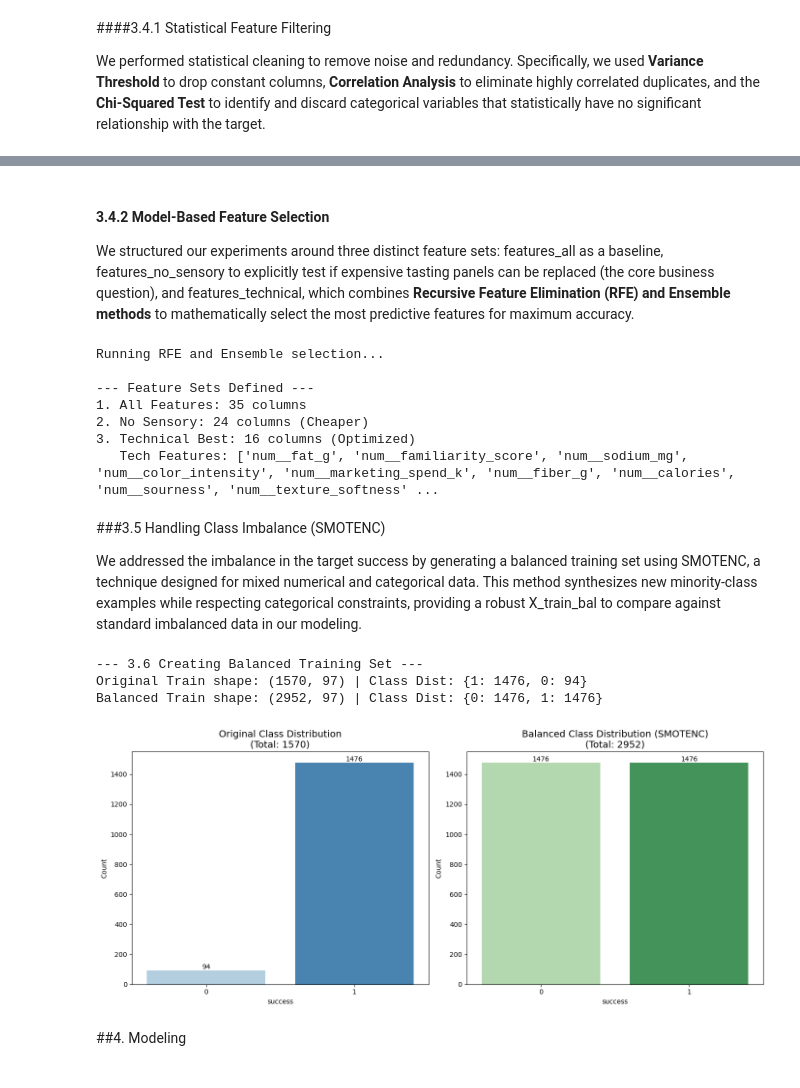
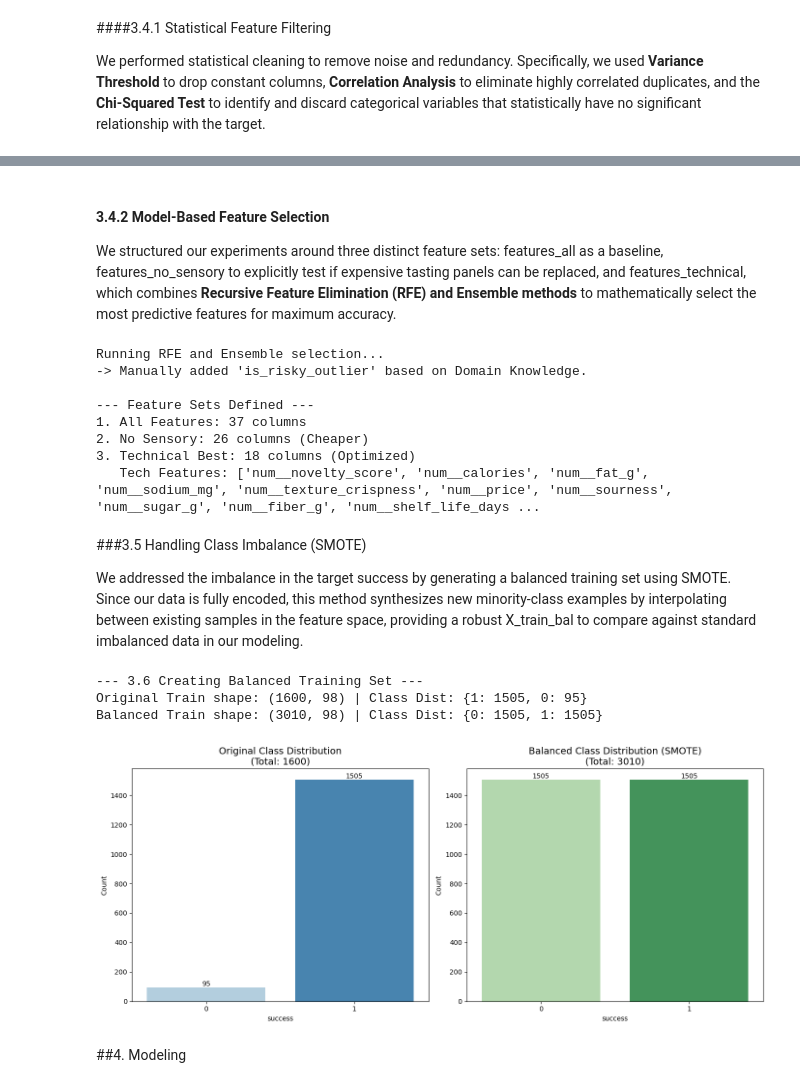
Before and after one commit to freitas-oa/Computer-Vision, a Jupyter notebook: Food_acceptance_project.ipynb, the cells around one changed output, grey strips where cells are left out. Drawn from its saved outputs; the diff is of its cells as text; code cells hidden in the pictures.

```diff
--- a/Food_acceptance_project.ipynb
+++ b/Food_acceptance_project.ipynb
@@ -714,7 +782,7 @@ Final Clean Feature Count: 35
 # %% [markdown]
 #### 3.4.2 Model-Based Feature Selection
 
-We structured our experiments around three distinct feature sets: features_all as a baseline, features_no_sensory to explicitly test if expensive tasting panels can be replaced (the core business question), and features_technical, which combines **Recursive Feature Elimination (RFE) and Ensemble methods** to mathematically select the most predictive features for maximum accuracy.
+We structured our experiments around three distinct feature sets: features_all as a baseline, features_no_sensory to explicitly test if expensive tasting panels can be replaced, and features_technical, which combines **Recursive Feature Elimination (RFE) and Ensemble methods** to mathematically select the most predictive features for maximum accuracy.
 # %%
 from sklearn.feature_selection import RFE
 from sklearn.ensemble import RandomForestClassifier
@@ -742,18 +810,29 @@ features_no_sensory = [c for c in features_clean if not any(s in c for s in sens
 print("Running RFE and Ensemble selection...")
 
 # 3.1 Wrapper Method (RFE)
-rfe = RFE(estimator=RandomForestClassifier(n_estimators=50, random_state=42), n_features_to_select=15)
+# KEY CHANGE: class_weight='balanced' forces RFE to value features that help the minority class
+rfe_estimator = RandomForestClassifier(n_estimators=100, class_weight='balanced', random_state=42)
+rfe = RFE(estimator=rfe_estimator, n_features_to_select=15)
 rfe.fit(X_train_df[features_clean], y_train_class)
+
 selected_rfe = X_train_df[features_clean].columns[rfe.support_].tolist()
 
 # 3.2 Ensemble Method (Feature Importance)
-rf = RandomForestClassifier(n_estimators=100, random_state=42)
+# KEY CHANGE: class_weight='balanced' ensures importance is not just driven by the majority
+rf = RandomForestClassifier(n_estimators=100, class_weight='balanced', random_state=42)
 rf.fit(X_train_df[features_clean], y_train_class)
+
 importances = pd.Series(rf.feature_importances_, index=features_clean)
 selected_ensemble = importances.sort_values(ascending=False).head(15).index.tolist()
 
-# Combine them (Union of top features from both methods)
+# Combine them (Union)
 features_technical = list(set(selected_rfe + selected_ensemble))
+
+# FORCE 'is_risky_outlier' into the list if it wasn't picked
+# We rely on Domain Knowledge here: we proved this feature matters for the minority class
+if 'is_risky_outlier' not in features_technical:
+    features_technical.append('is_risky_outlier')
+    print("-> Manually added 'is_risky_outlier' based on Domain Knowledge.")
 
 print("\n--- Feature Sets Defined ---")
 print(f"1. All Features: {len(features_all)} columns")
@@ -762,32 +841,30 @@ print(f"3. Technical Best: {len(features_technical)} columns (Optimized)")
 print(f"   Tech Features: {features_technical}")
 # %% [output]
 Running RFE and Ensemble selection...
+-> Manually added 'is_risky_outlier' based on Domain Knowledge.
 
 --- Feature Sets Defined ---
-1. All Features: 35 columns
-2. No Sensory: 24 columns (Cheaper)
-3. Technical Best: 16 columns (Optimized)
-   Tech Features: ['num__fat_g', 'num__familiarity_score', 'num__sodium_mg', 'num__color_intensity', 'num__marketing_spend_k', 'num__fiber_g', 'num__calories', 'num__sourness', 'num__texture_softness' ...
+1. All Features: 37 columns
+2. No Sensory: 26 columns (Cheaper)
+3. Technical Best: 18 columns (Optimized)
+   Tech Features: ['num__novelty_score', 'num__calories', 'num__fat_g', 'num__sodium_mg', 'num__texture_crispness', 'num__price', 'num__sourness', 'num__sugar_g', 'num__fiber_g', 'num__shelf_life_days ...
 # %% [markdown]
-###3.5 Handling Class Imbalance (SMOTENC)
+###3.5 Handling Class Imbalance (SMOTE)
 
-We addressed the imbalance in the target success by generating a balanced training set using SMOTENC, a technique designed for mixed numerical and categorical data. This method synthesizes new minority-class examples while respecting categorical constraints, providing a robust X_train_bal to compare against standard imbalanced data in our modeling.
+We addressed the imbalance in the target success by generating a balanced training set using SMOTE. Since our data is fully encoded, this method synthesizes new minority-class examples by interpolating between existing samples in the feature space, providing a robust X_train_bal to compare against standard imbalanced data in our modeling.
 # %%
 import matplotlib.pyplot as plt
 import seaborn as sns
-from imblearn.over_sampling import SMOTENC
+from imblearn.over_sampling import SMOTE
 
 print("--- 3.6 Creating Balanced Training Set ---")
 
-# 1. Identify Categorical/Binary Columns
-# Since we One-Hot Encoded, these are columns with only 2 unique values (0 and 1)
-cat_indices = [i for i, col in enumerate(X_train_df.columns) if X_train_df[col].nunique() <= 2]
+# 1. Apply SMOTE to Create a BALANCED Version of Train
+# Note: Since data is already encoded, we use standard SMOTE.
+# We ONLY resample the Training data. Validation and Test must remain real.
+smote = SMOTE(random_state=42, sampling_strategy='auto')
 
-# 2. Apply SMOTENC to Create a BALANCED Version of Train
-# Note: We ONLY resample the Training data. Validation and Test must remain real.
-smote_nc = SMOTENC(categorical_features=cat_indices, random_state=42, sampling_strategy='auto')
-
-X_train_bal, y_train_bal = smote_nc.fit_resample(X_train_df, y_train_class)
+X_train_bal, y_train_bal = smote.fit_resample(X_train_df, y_train_class)
 
 # --- Print Statistics ---
 print(f"Original Train shape: {X_train_df.shape} | Class Dist: {y_train_class.value_counts().to_dict()}")
@@ -795,37 +872,37 @@ print(f"Balanced Train shape: {X_train_bal.shape} | Class Dist: {y_train_bal.val
 
 # --- 3. VISUALIZATION SECTION ---
 def plot_resampling_results(y_original, y_resampled):
     """Helper function to plot side-by-side count plots."""
     fig, axes = plt.subplots(1, 2, figsize=(14, 6))
 
     # Plot 1: Original Distribution
     sns.countplot(x=y_original, ax=axes[0], palette='Blues', hue=y_original, legend=False)
     axes[0].set_title(f"Original Class Distribution\n(Total: {len(y_original)})", fontsize=14)
     axes[0].set_ylabel("Count")
 
     # Add count labels on top of bars
     for container in axes[0].containers:
         axes[0].bar_label(container)
 
     # Plot 2: Balanced Distribution
     sns.countplot(x=y_resampled, ax=axes[1], palette='Greens', hue=y_resampled, legend=False)
-    axes[1].set_title(f"Balanced Class Distribution (SMOTENC)\n(Total: {len(y_resampled)})", fontsize=14)
+    axes[1].set_title(f"Balanced Class Distribution (SMOTE)\n(Total: {len(y_resampled)})", fontsize=14)
     axes[1].set_ylabel("Count")
 
     # Add count labels on top of bars
     for container in axes[1].containers:
         axes[1].bar_label(container)
 
     plt.tight_layout()
     plt.show()
 
 # Run the visualization
 plot_resampling_results(y_train_class, y_train_bal)
 # %% [output]
 --- 3.6 Creating Balanced Training Set ---
-Original Train shape: (1570, 97) | Class Dist: {1: 1476, 0: 94}
-Balanced Train shape: (2952, 97) | Class Dist: {0: 1476, 1: 1476}
+Original Train shape: (1600, 98) | Class Dist: {1: 1505, 0: 95}
+Balanced Train shape: (3010, 98) | Class Dist: {0: 1505, 1: 1505}
-[figure, old version]
+[figure, new version]
 # %% [markdown]
 ##4. Modeling
 # %% [markdown]
```
Also changed, not shown: parts of 43 cells of this notebook.
